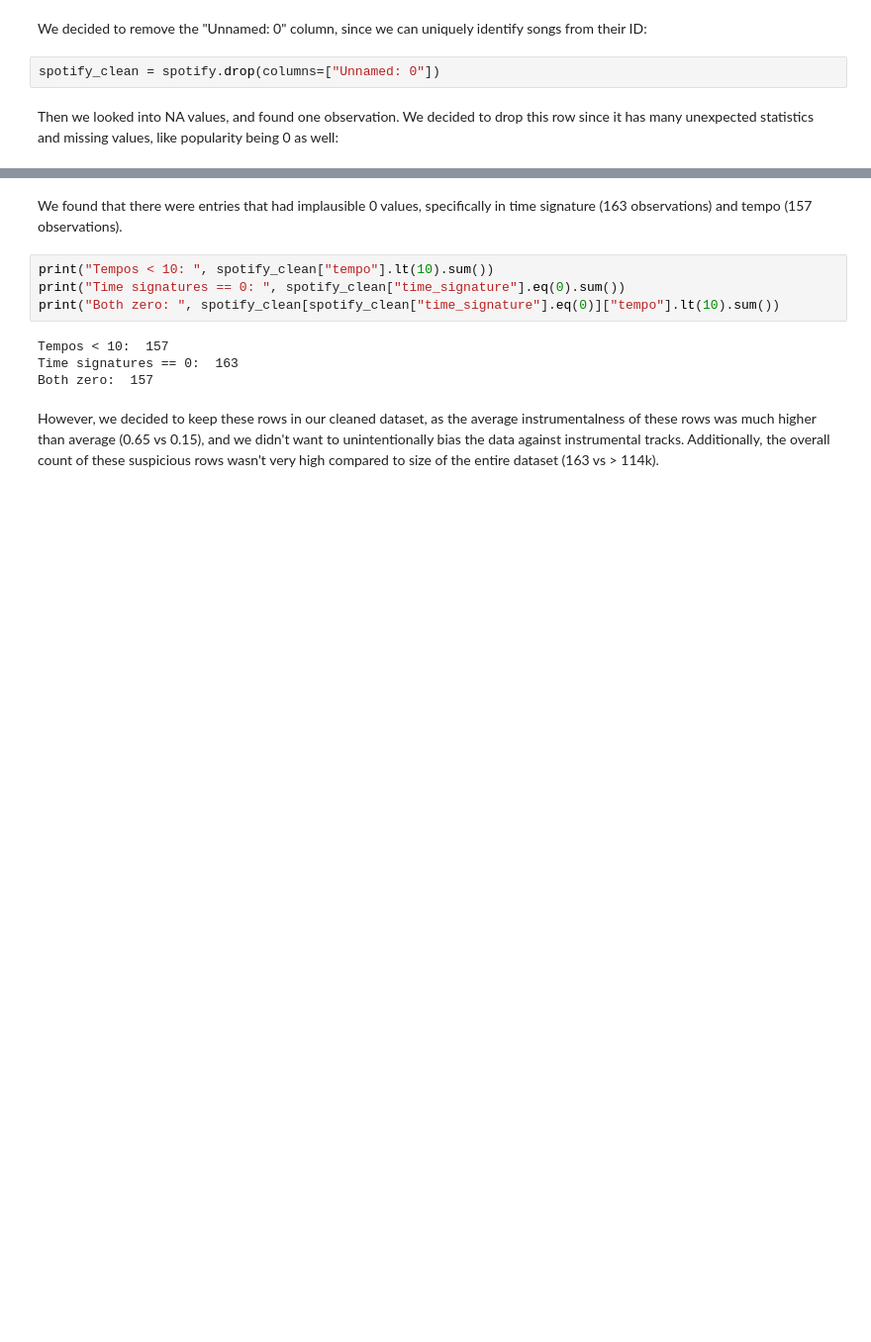
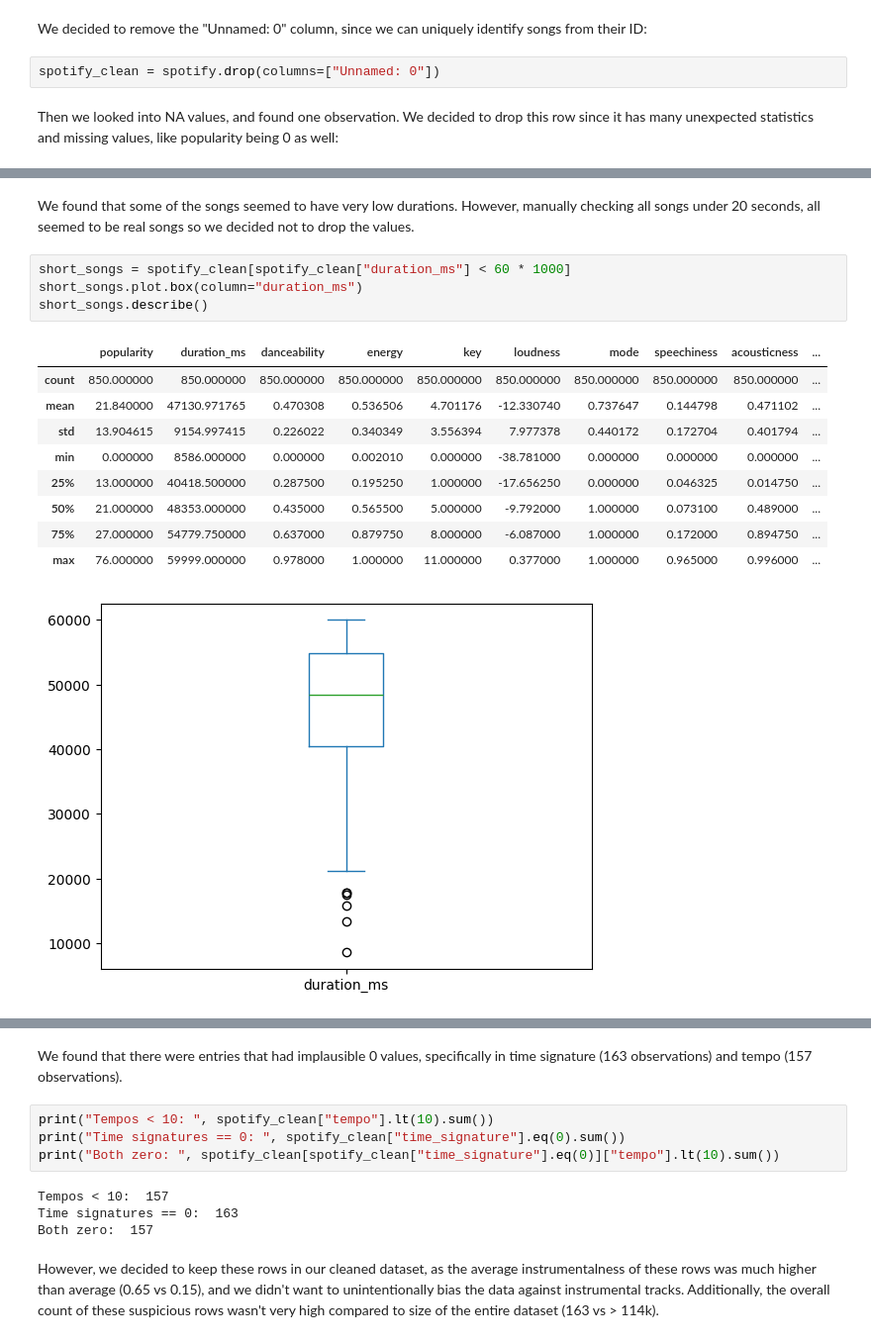
Before and after one commit to ketexon/csm148-spotiflies, a Jupyter notebook: week2_checkin.ipynb, the cells around one changed output, grey strips where cells are left out. Shown at 99% size. Saved outputs shown, nothing was run; the diff lists cells and outputs as text; blank space fills up the shorter version.

```diff
--- a/week2_checkin.ipynb
+++ b/week2_checkin.ipynb
@@ -57,0 +100,17 @@ spotify_clean = spotify_clean.dropna()
+# %% [markdown]
+We found that some of the songs seemed to have very low durations. However, manually checking all songs under 20 seconds, all seemed to be real songs so we decided not to drop the values.
+# %%
+short_songs = spotify_clean[spotify_clean["duration_ms"] < 60 * 1000]
+short_songs.plot.box(column="duration_ms")
+short_songs.describe()
+# %% [output]
+|  | popularity | duration_ms | danceability | energy | key | loudness | mode | speechiness | acousticness | ... |
+| count | 850.000000 | 850.000000 | 850.000000 | 850.000000 | 850.000000 | 850.000000 | 850.000000 | 850.000000 | 850.000000 | ... |
+| mean | 21.840000 | 47130.971765 | 0.470308 | 0.536506 | 4.701176 | -12.330740 | 0.737647 | 0.144798 | 0.471102 | ... |
+| std | 13.904615 | 9154.997415 | 0.226022 | 0.340349 | 3.556394 | 7.977378 | 0.440172 | 0.172704 | 0.401794 | ... |
+| min | 0.000000 | 8586.000000 | 0.000000 | 0.002010 | 0.000000 | -38.781000 | 0.000000 | 0.000000 | 0.000000 | ... |
+| 25% | 13.000000 | 40418.500000 | 0.287500 | 0.195250 | 1.000000 | -17.656250 | 0.000000 | 0.046325 | 0.014750 | ... |
+| 50% | 21.000000 | 48353.000000 | 0.435000 | 0.565500 | 5.000000 | -9.792000 | 1.000000 | 0.073100 | 0.489000 | ... |
+| 75% | 27.000000 | 54779.750000 | 0.637000 | 0.879750 | 8.000000 | -6.087000 | 1.000000 | 0.172000 | 0.894750 | ... |
+| max | 76.000000 | 59999.000000 | 0.978000 | 1.000000 | 11.000000 | 0.377000 | 1.000000 | 0.965000 | 0.996000 | ... |
+[figure, added]
```
Also changed, not shown: parts of 7 cells of this notebook, 1 other file.
